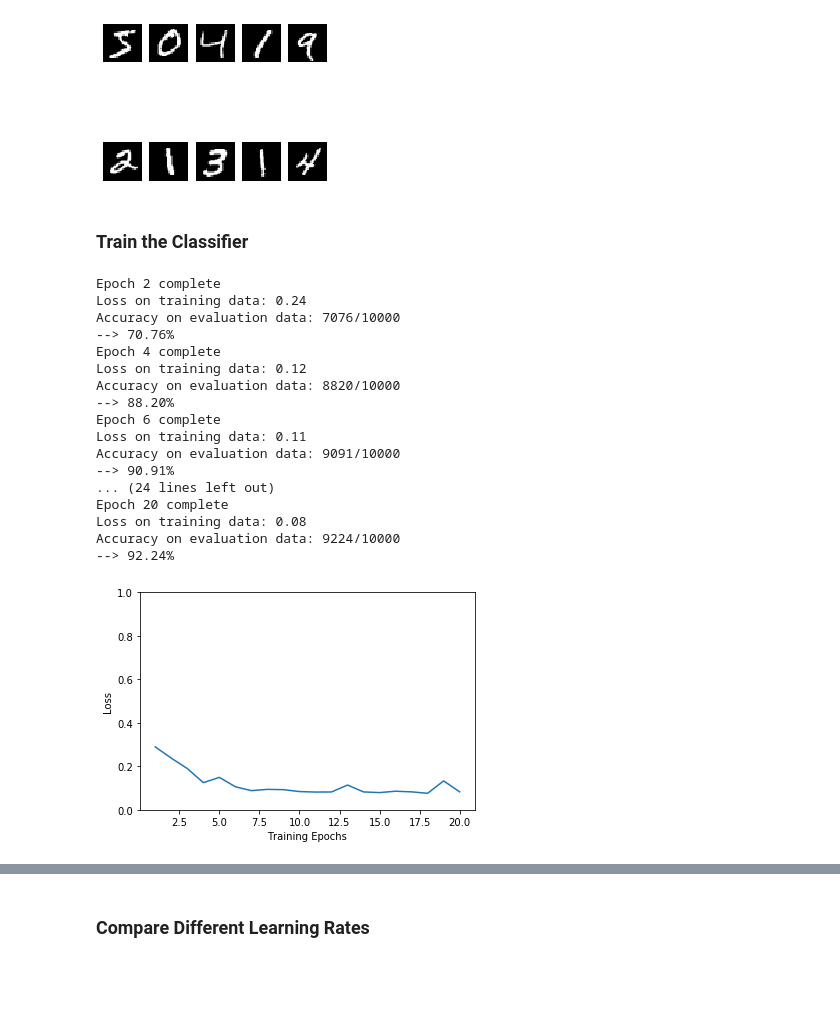
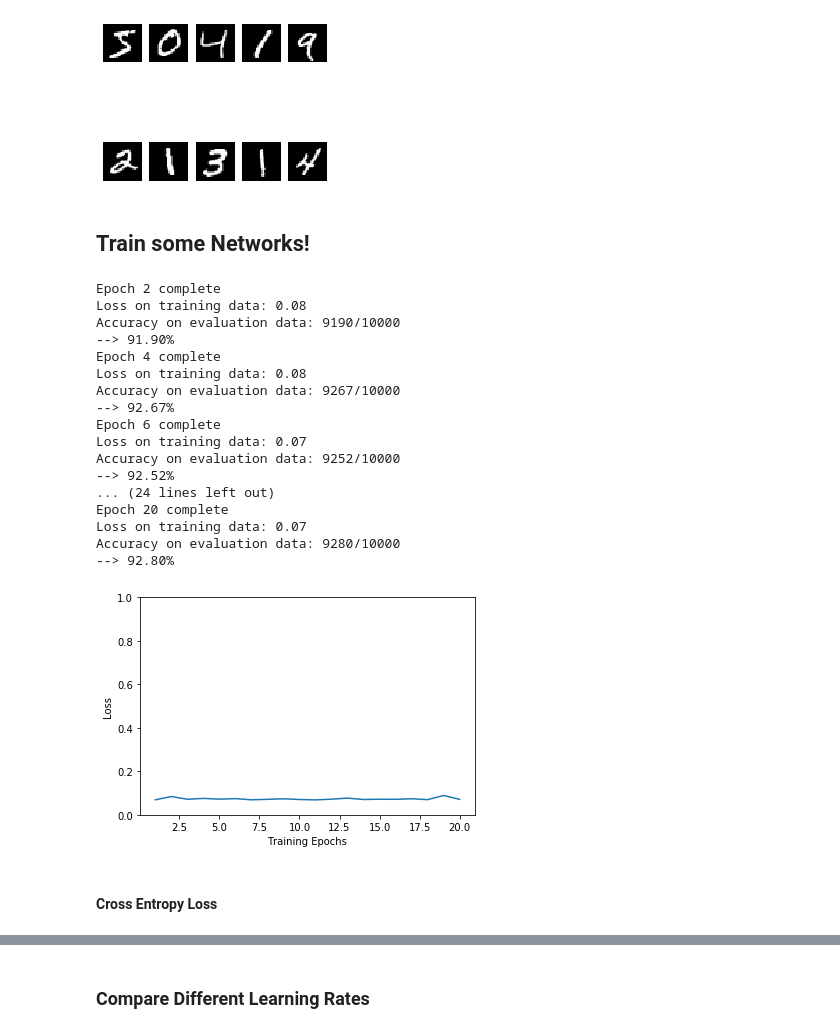
Before and after one commit to chathasphere/neural-net-classifier, a Jupyter notebook: digits_nn_v2.ipynb, the cells around one changed output, grey strips where cells are left out. Drawn from its saved outputs; the diff is of its cells as text; code cells hidden in the pictures; blank space fills up the shorter version.

```diff
--- a/digits_nn_v2.ipynb
+++ b/digits_nn_v2.ipynb
@@ -24,33 +24,32 @@ for i in range(2):
 # %% [output]
 [figure]
 # %% [markdown]
-### Train the Classifier
+## Train some Networks!
 # %%
 from importlib import reload
-# %%
-digits_nn = nn.NeuralNetwork([784, 30, 10], cost=quadraticcost)
 # %%
-performance_eval = digits_nn.train(training_data, epochs = 20, batch_size = 100,
-         learning_rate = 3, regularization = 0, evaluation_data = test_data, epochs_per_print=2)
+digits_1 = nn.NeuralNetwork([784, 30, 10], cost = quadraticcost)
+perf_1 = digits_nn.train(training_data, epochs = 20, batch_size = 100,
+         learning_rate = 2, regularization = 0, evaluation_data = test_data, epochs_per_print=2)
 # %% [output]
 Epoch 2 complete
-Loss on training data: 0.24
-Accuracy on evaluation data: 7076/10000
---> 70.76%
+Loss on training data: 0.08
+Accuracy on evaluation data: 9190/10000
+--> 91.90%
 Epoch 4 complete
-Loss on training data: 0.12
-Accuracy on evaluation data: 8820/10000
---> 88.20%
+Loss on training data: 0.08
+Accuracy on evaluation data: 9267/10000
+--> 92.67%
 Epoch 6 complete
-Loss on training data: 0.11
-Accuracy on evaluation data: 9091/10000
---> 90.91%
+Loss on training data: 0.07
+Accuracy on evaluation data: 9252/10000
+--> 92.52%
 ... (24 lines left out)
 Epoch 20 complete
-Loss on training data: 0.08
-Accuracy on evaluation data: 9224/10000
---> 92.24%
+Loss on training data: 0.07
+Accuracy on evaluation data: 9280/10000
+--> 92.80%
 # %%
-viz.loss_over_epochs(performance_eval['training_loss'])
+viz.loss_over_epochs(perf_1['training_loss'])
 # %% [output]
-[figure, old version]
+[figure, new version]
@@ -56,0 +58,2 @@ viz.loss_over_epochs(performance_eval['training_loss'])
+# %% [markdown]
+#### Cross Entropy Loss
```
Also changed, not shown: parts of 3 cells of this notebook, 2 other files.
